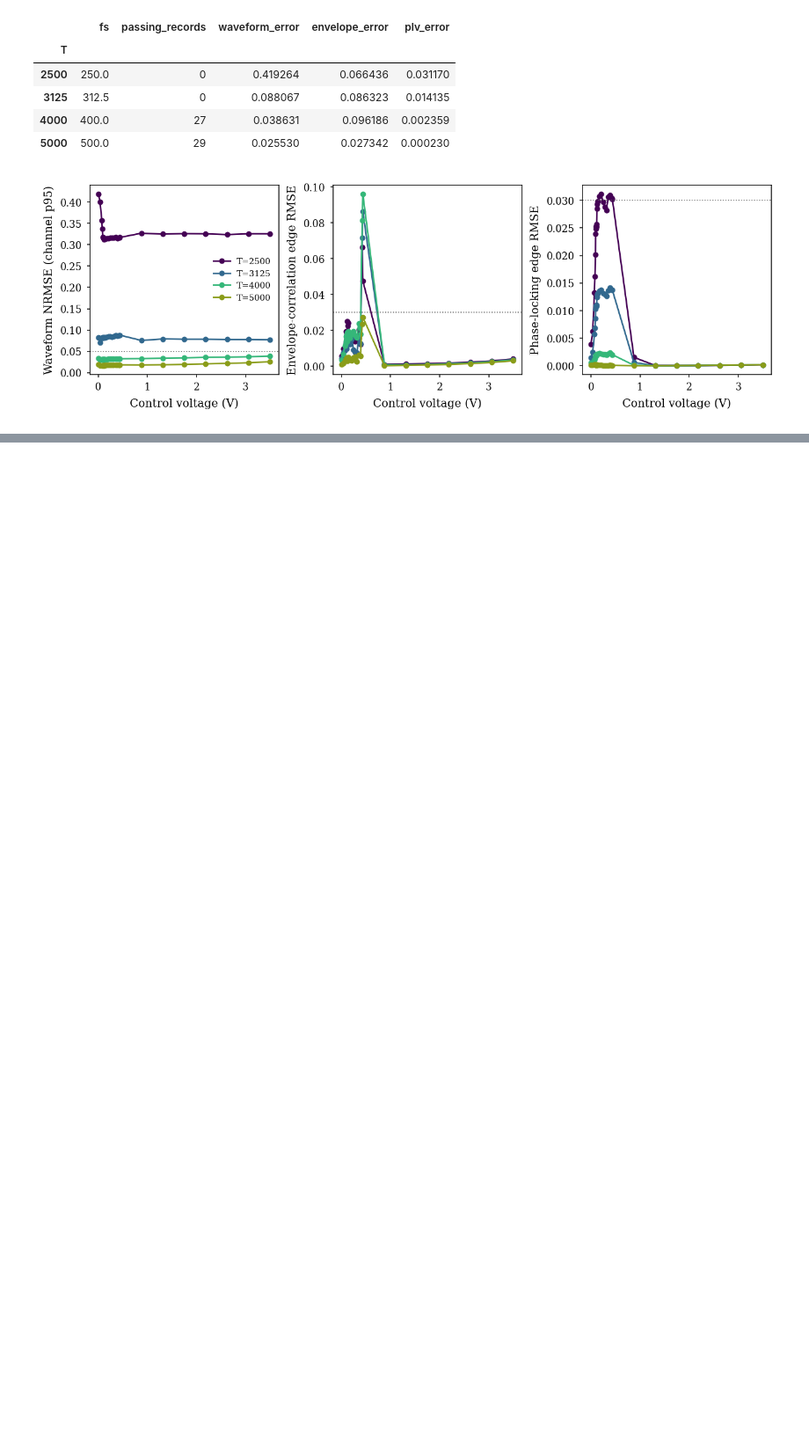
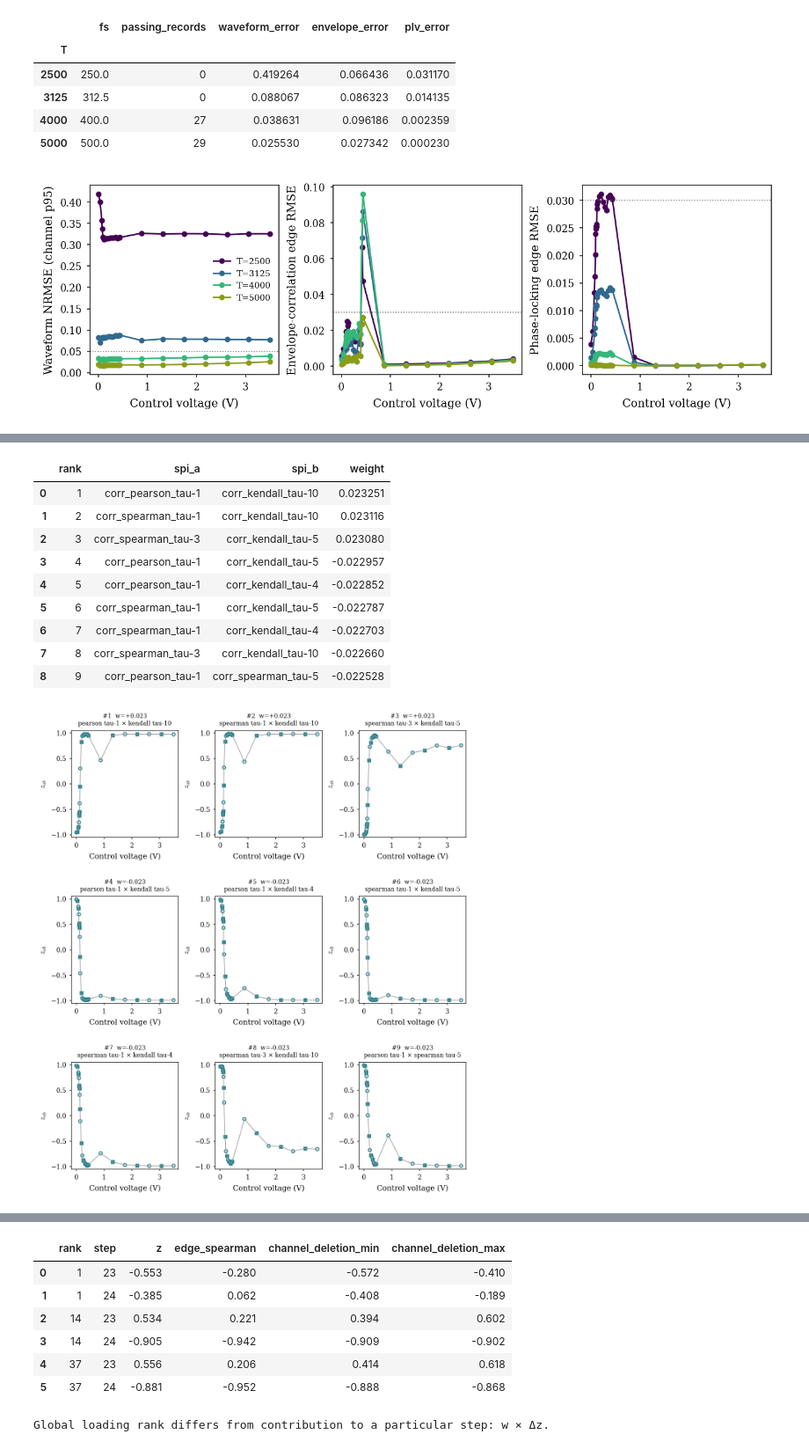
Before and after one commit to willedibam/mts-spi-study-cluster, a Jupyter notebook: notebooks/empirical/hardware-pilot-261012.ipynb, the cells around one changed output, grey strips where cells are left out. Shown at 88% size. Drawn from its saved outputs; the diff is of its cells as text; code cells hidden in the pictures; blank space fills up the shorter version.

```diff
--- a/notebooks/empirical/hardware-pilot-261012.ipynb
+++ b/notebooks/empirical/hardware-pilot-261012.ipynb
@@ -104,5 +98,20 @@ Global PC1 ranks are preserved. The second gallery omits pairs with two classica
 # %%
-if ANALYSIS:
-    show(figures, ['features-top','features-filtered','edge-profiles'])
-    rankings = pd.read_csv(ANALYSIS/'feature-rankings.csv')
-    display(rankings.loc[~rankings.both_correlation, ['rank','spi_a','spi_b','weight']].head(9))
+rankings = pd.read_csv(ANALYSIS/'feature-rankings.csv')
+display(rankings[['rank','spi_a','spi_b','weight']].head(9))
+show(figures, ['features-top','features-filtered','edge-contrast-23-24'])
+contrasts = pd.read_csv(ANALYSIS/'contrast-edges.csv')
+display(contrasts[['rank','step','z','edge_spearman','channel_deletion_min','channel_deletion_max']].round(3))
+print('Global loading rank differs from contribution to a particular step: w × Δz.')
+display(pd.read_csv(ANALYSIS/'contrast-contributions.csv')[['rank','spi_a','spi_b','pc1_contribution_23_24']].head(5))
+# %% [output]
+|  | rank | spi_a | spi_b | weight |
+| 0 | 1 | corr_pearson_tau-1 | corr_kendall_tau-10 | 0.023251 |
+| 1 | 2 | corr_spearman_tau-1 | corr_kendall_tau-10 | 0.023116 |
+| 2 | 3 | corr_spearman_tau-3 | corr_kendall_tau-5 | 0.023080 |
+| 3 | 4 | corr_pearson_tau-1 | corr_kendall_tau-5 | -0.022957 |
+| 4 | 5 | corr_pearson_tau-1 | corr_kendall_tau-4 | -0.022852 |
+| 5 | 6 | corr_spearman_tau-1 | corr_kendall_tau-5 | -0.022787 |
+| 6 | 7 | corr_spearman_tau-1 | corr_kendall_tau-4 | -0.022703 |
+| 7 | 8 | corr_spearman_tau-3 | corr_kendall_tau-10 | -0.022660 |
+| 8 | 9 | corr_pearson_tau-1 | corr_spearman_tau-5 | -0.022528 |
+[figure, added]
@@ -108,0 +120,8 @@ if ANALYSIS:
+|  | rank | step | z | edge_spearman | channel_deletion_min | channel_deletion_max |
+| 0 | 1 | 23 | -0.553 | -0.280 | -0.572 | -0.410 |
+| 1 | 1 | 24 | -0.385 | 0.062 | -0.408 | -0.189 |
+| 2 | 14 | 23 | 0.534 | 0.221 | 0.394 | 0.602 |
+| 3 | 14 | 24 | -0.905 | -0.942 | -0.909 | -0.902 |
+| 4 | 37 | 23 | 0.556 | 0.206 | 0.414 | 0.618 |
+| 5 | 37 | 24 | -0.881 | -0.952 | -0.888 | -0.868 |
+Global loading rank differs from contribution to a particular step: w × Δz.
```
Also changed, not shown: parts of 5 cells of this notebook, 4 other files.
